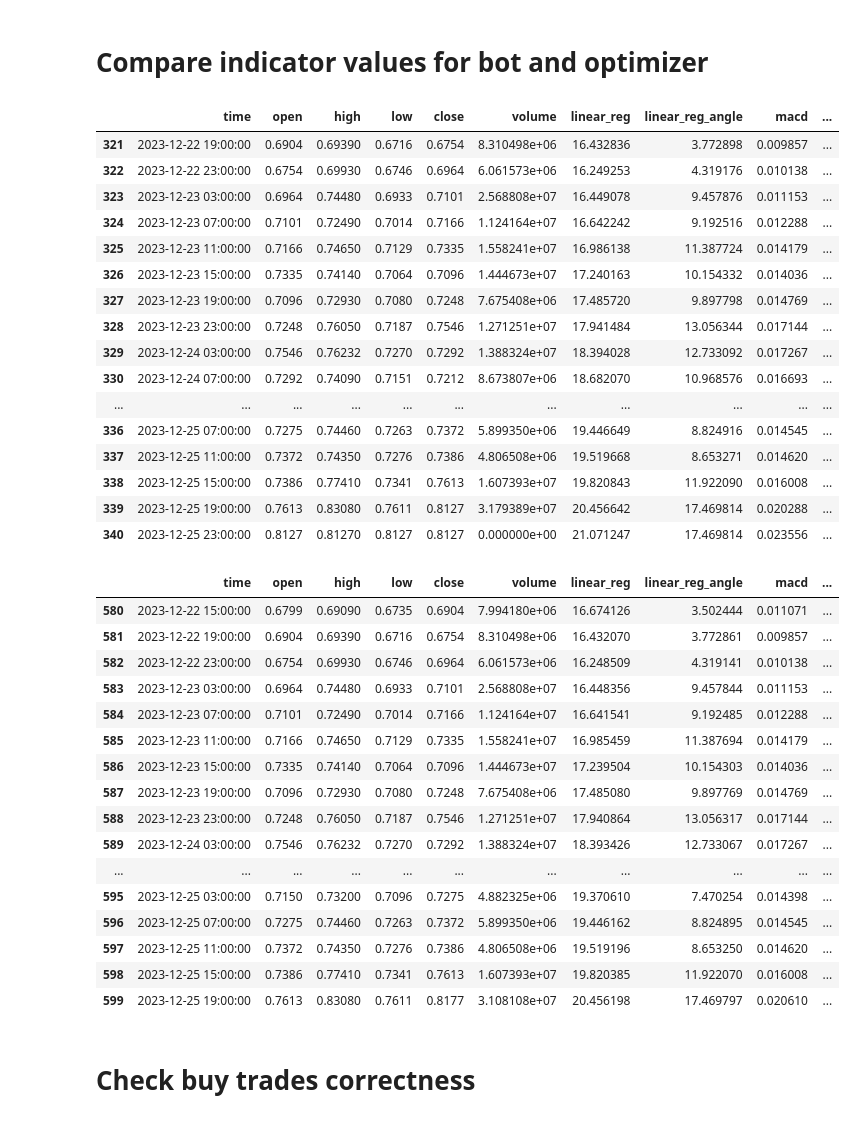
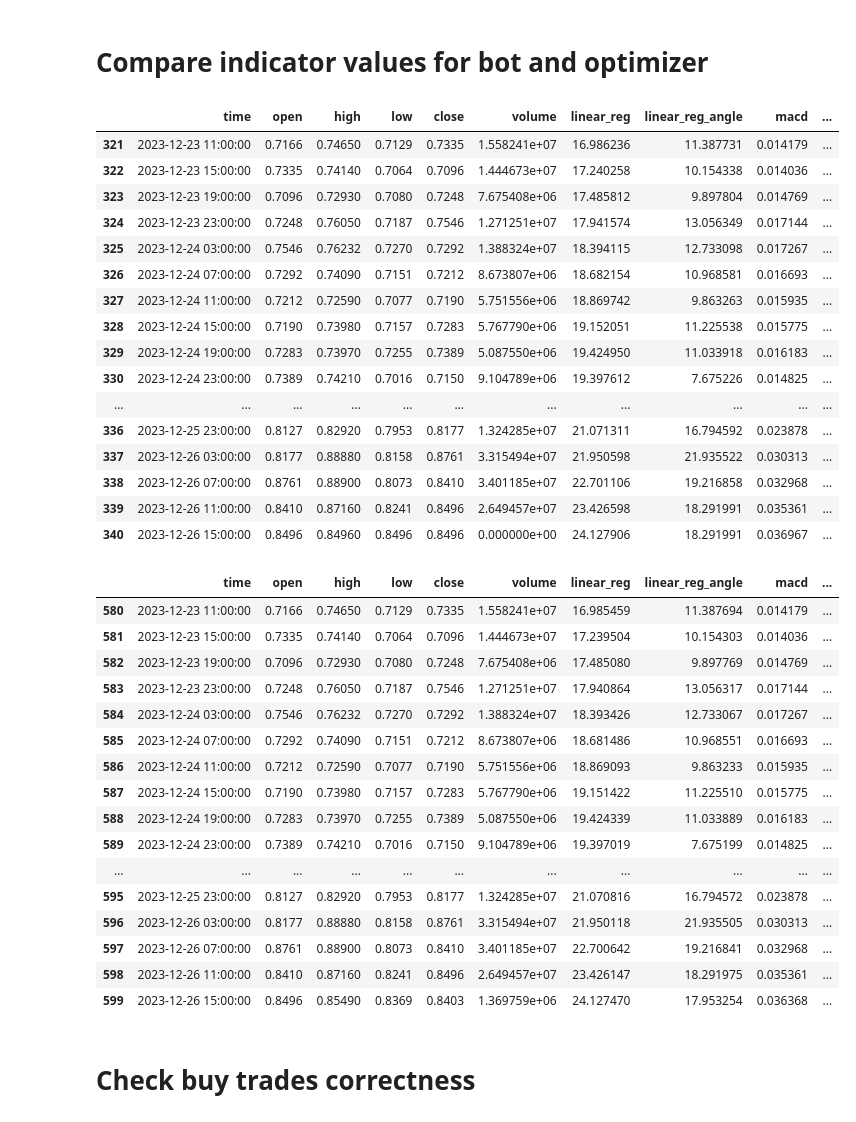
Before and after one commit to beatwad/sigbot, a Jupyter notebook: sigbot/ml/train_model.ipynb, the cells around one changed output. Cells and saved outputs as stored; diff of their text form; code cells hidden in the pictures.

```diff
--- a/sigbot/ml/train_model.ipynb
+++ b/sigbot/ml/train_model.ipynb
@@ -388,65 +382,65 @@ dtype: int64
 ttype = 'buy'
 ticker = 'SUIUSDT'
 
-x = pd.read_csv(f'../bot/ticker_dataframes/{ticker}_4h_12_25_23.csv').drop(columns=['Unnamed: 0'])
+x = pd.read_csv(f'../bot/ticker_dataframes/{ticker}_4h_12_26_15.csv').drop(columns=['Unnamed: 0'])
 y = pd.read_pickle(f'../optimizer/ticker_dataframes/{ticker}_4h.pkl')
 
 x = x.loc[~x['linear_reg'].isna()].reset_index(drop=True)
 y = y[['time', 'open', 'high', 'low', 'close', 'volume']][-600:].reset_index(drop=True)
 # for c in ['open', 'high', 'low', 'close', 'volume']:
 #     if y.shape[0] >= 50:
 #         if c == 'volume':
 #             y.iloc[-1, y.columns.get_loc(c)] = 0
 #         else:
 #             y.iloc[-1, y.columns.get_loc(c)] = y.iloc[-2, y.columns.get_loc('close')]
 # add trend
 trend = indicators.Trend(ttype, configs)
 y = trend.get_indicator(y, '', '', 0)
 # add MACD
 macd = indicators.MACD(ttype, configs)
 y = macd.get_indicator(y, '', '', 0)
 
 cols = ['time', 'open', 'high', 'low', 'close', 'volume', 'linear_reg', 'linear_reg_angle', 'macd', 'macdsignal', 'macdhist']
 x = x[cols]
 display(x.tail(20))
 
 y = y[cols]
 y.tail(20)
 # %% [output]
 |  | time | open | high | low | close | volume | linear_reg | linear_reg_angle | macd | ... |
-| 321 | 2023-12-22 19:00:00 | 0.6904 | 0.69390 | 0.6716 | 0.6754 | 8.310498e+06 | 16.432836 | 3.772898 | 0.009857 | ... |
-| 322 | 2023-12-22 23:00:00 | 0.6754 | 0.69930 | 0.6746 | 0.6964 | 6.061573e+06 | 16.249253 | 4.319176 | 0.010138 | ... |
-| 323 | 2023-12-23 03:00:00 | 0.6964 | 0.74480 | 0.6933 | 0.7101 | 2.568808e+07 | 16.449078 | 9.457876 | 0.011153 | ... |
-| 324 | 2023-12-23 07:00:00 | 0.7101 | 0.72490 | 0.7014 | 0.7166 | 1.124164e+07 | 16.642242 | 9.192516 | 0.012288 | ... |
-| 325 | 2023-12-23 11:00:00 | 0.7166 | 0.74650 | 0.7129 | 0.7335 | 1.558241e+07 | 16.986138 | 11.387724 | 0.014179 | ... |
-| 326 | 2023-12-23 15:00:00 | 0.7335 | 0.74140 | 0.7064 | 0.7096 | 1.444673e+07 | 17.240163 | 10.154332 | 0.014036 | ... |
-| 327 | 2023-12-23 19:00:00 | 0.7096 | 0.72930 | 0.7080 | 0.7248 | 7.675408e+06 | 17.485720 | 9.897798 | 0.014769 | ... |
-| 328 | 2023-12-23 23:00:00 | 0.7248 | 0.76050 | 0.7187 | 0.7546 | 1.271251e+07 | 17.941484 | 13.056344 | 0.017144 | ... |
-| 329 | 2023-12-24 03:00:00 | 0.7546 | 0.76232 | 0.7270 | 0.7292 | 1.388324e+07 | 18.394028 | 12.733092 | 0.017267 | ... |
-| 330 | 2023-12-24 07:00:00 | 0.7292 | 0.74090 | 0.7151 | 0.7212 | 8.673807e+06 | 18.682070 | 10.968576 | 0.016693 | ... |
+| 321 | 2023-12-23 11:00:00 | 0.7166 | 0.74650 | 0.7129 | 0.7335 | 1.558241e+07 | 16.986236 | 11.387731 | 0.014179 | ... |
+| 322 | 2023-12-23 15:00:00 | 0.7335 | 0.74140 | 0.7064 | 0.7096 | 1.444673e+07 | 17.240258 | 10.154338 | 0.014036 | ... |
+| 323 | 2023-12-23 19:00:00 | 0.7096 | 0.72930 | 0.7080 | 0.7248 | 7.675408e+06 | 17.485812 | 9.897804 | 0.014769 | ... |
+| 324 | 2023-12-23 23:00:00 | 0.7248 | 0.76050 | 0.7187 | 0.7546 | 1.271251e+07 | 17.941574 | 13.056349 | 0.017144 | ... |
+| 325 | 2023-12-24 03:00:00 | 0.7546 | 0.76232 | 0.7270 | 0.7292 | 1.388324e+07 | 18.394115 | 12.733098 | 0.017267 | ... |
+| 326 | 2023-12-24 07:00:00 | 0.7292 | 0.74090 | 0.7151 | 0.7212 | 8.673807e+06 | 18.682154 | 10.968581 | 0.016693 | ... |
+| 327 | 2023-12-24 11:00:00 | 0.7212 | 0.72590 | 0.7077 | 0.7190 | 5.751556e+06 | 18.869742 | 9.863263 | 0.015935 | ... |
+| 328 | 2023-12-24 15:00:00 | 0.7190 | 0.73980 | 0.7157 | 0.7283 | 5.767790e+06 | 19.152051 | 11.225538 | 0.015775 | ... |
+| 329 | 2023-12-24 19:00:00 | 0.7283 | 0.73970 | 0.7255 | 0.7389 | 5.087550e+06 | 19.424950 | 11.033918 | 0.016183 | ... |
+| 330 | 2023-12-24 23:00:00 | 0.7389 | 0.74210 | 0.7016 | 0.7150 | 9.104789e+06 | 19.397612 | 7.675226 | 0.014825 | ... |
 | ... | ... | ... | ... | ... | ... | ... | ... | ... | ... | ... |
-| 336 | 2023-12-25 07:00:00 | 0.7275 | 0.74460 | 0.7263 | 0.7372 | 5.899350e+06 | 19.446649 | 8.824916 | 0.014545 | ... |
-| 337 | 2023-12-25 11:00:00 | 0.7372 | 0.74350 | 0.7276 | 0.7386 | 4.806508e+06 | 19.519668 | 8.653271 | 0.014620 | ... |
-| 338 | 2023-12-25 15:00:00 | 0.7386 | 0.77410 | 0.7341 | 0.7613 | 1.607393e+07 | 19.820843 | 11.922090 | 0.016008 | ... |
-| 339 | 2023-12-25 19:00:00 | 0.7613 | 0.83080 | 0.7611 | 0.8127 | 3.179389e+07 | 20.456642 | 17.469814 | 0.020288 | ... |
-| 340 | 2023-12-25 23:00:00 | 0.8127 | 0.81270 | 0.8127 | 0.8127 | 0.000000e+00 | 21.071247 | 17.469814 | 0.023556 | ... |
+| 336 | 2023-12-25 23:00:00 | 0.8127 | 0.82920 | 0.7953 | 0.8177 | 1.324285e+07 | 21.071311 | 16.794592 | 0.023878 | ... |
+| 337 | 2023-12-26 03:00:00 | 0.8177 | 0.88880 | 0.8158 | 0.8761 | 3.315494e+07 | 21.950598 | 21.935522 | 0.030313 | ... |
+| 338 | 2023-12-26 07:00:00 | 0.8761 | 0.88900 | 0.8073 | 0.8410 | 3.401185e+07 | 22.701106 | 19.216858 | 0.032968 | ... |
+| 339 | 2023-12-26 11:00:00 | 0.8410 | 0.87160 | 0.8241 | 0.8496 | 2.649457e+07 | 23.426598 | 18.291991 | 0.035361 | ... |
+| 340 | 2023-12-26 15:00:00 | 0.8496 | 0.84960 | 0.8496 | 0.8496 | 0.000000e+00 | 24.127906 | 18.291991 | 0.036967 | ... |
 |  | time | open | high | low | close | volume | linear_reg | linear_reg_angle | macd | ... |
-| 580 | 2023-12-22 15:00:00 | 0.6799 | 0.69090 | 0.6735 | 0.6904 | 7.994180e+06 | 16.674126 | 3.502444 | 0.011071 | ... |
-| 581 | 2023-12-22 19:00:00 | 0.6904 | 0.69390 | 0.6716 | 0.6754 | 8.310498e+06 | 16.432070 | 3.772861 | 0.009857 | ... |
-| 582 | 2023-12-22 23:00:00 | 0.6754 | 0.69930 | 0.6746 | 0.6964 | 6.061573e+06 | 16.248509 | 4.319141 | 0.010138 | ... |
-| 583 | 2023-12-23 03:00:00 | 0.6964 | 0.74480 | 0.6933 | 0.7101 | 2.568808e+07 | 16.448356 | 9.457844 | 0.011153 | ... |
-| 584 | 2023-12-23 07:00:00 | 0.7101 | 0.72490 | 0.7014 | 0.7166 | 1.124164e+07 | 16.641541 | 9.192485 | 0.012288 | ... |
-| 585 | 2023-12-23 11:00:00 | 0.7166 | 0.74650 | 0.7129 | 0.7335 | 1.558241e+07 | 16.985459 | 11.387694 | 0.014179 | ... |
-| 586 | 2023-12-23 15:00:00 | 0.7335 | 0.74140 | 0.7064 | 0.7096 | 1.444673e+07 | 17.239504 | 10.154303 | 0.014036 | ... |
-| 587 | 2023-12-23 19:00:00 | 0.7096 | 0.72930 | 0.7080 | 0.7248 | 7.675408e+06 | 17.485080 | 9.897769 | 0.014769 | ... |
-| 588 | 2023-12-23 23:00:00 | 0.7248 | 0.76050 | 0.7187 | 0.7546 | 1.271251e+07 | 17.940864 | 13.056317 | 0.017144 | ... |
-| 589 | 2023-12-24 03:00:00 | 0.7546 | 0.76232 | 0.7270 | 0.7292 | 1.388324e+07 | 18.393426 | 12.733067 | 0.017267 | ... |
+| 580 | 2023-12-23 11:00:00 | 0.7166 | 0.74650 | 0.7129 | 0.7335 | 1.558241e+07 | 16.985459 | 11.387694 | 0.014179 | ... |
+| 581 | 2023-12-23 15:00:00 | 0.7335 | 0.74140 | 0.7064 | 0.7096 | 1.444673e+07 | 17.239504 | 10.154303 | 0.014036 | ... |
+| 582 | 2023-12-23 19:00:00 | 0.7096 | 0.72930 | 0.7080 | 0.7248 | 7.675408e+06 | 17.485080 | 9.897769 | 0.014769 | ... |
+| 583 | 2023-12-23 23:00:00 | 0.7248 | 0.76050 | 0.7187 | 0.7546 | 1.271251e+07 | 17.940864 | 13.056317 | 0.017144 | ... |
+| 584 | 2023-12-24 03:00:00 | 0.7546 | 0.76232 | 0.7270 | 0.7292 | 1.388324e+07 | 18.393426 | 12.733067 | 0.017267 | ... |
+| 585 | 2023-12-24 07:00:00 | 0.7292 | 0.74090 | 0.7151 | 0.7212 | 8.673807e+06 | 18.681486 | 10.968551 | 0.016693 | ... |
+| 586 | 2023-12-24 11:00:00 | 0.7212 | 0.72590 | 0.7077 | 0.7190 | 5.751556e+06 | 18.869093 | 9.863233 | 0.015935 | ... |
+| 587 | 2023-12-24 15:00:00 | 0.7190 | 0.73980 | 0.7157 | 0.7283 | 5.767790e+06 | 19.151422 | 11.225510 | 0.015775 | ... |
+| 588 | 2023-12-24 19:00:00 | 0.7283 | 0.73970 | 0.7255 | 0.7389 | 5.087550e+06 | 19.424339 | 11.033889 | 0.016183 | ... |
+| 589 | 2023-12-24 23:00:00 | 0.7389 | 0.74210 | 0.7016 | 0.7150 | 9.104789e+06 | 19.397019 | 7.675199 | 0.014825 | ... |
 | ... | ... | ... | ... | ... | ... | ... | ... | ... | ... | ... |
-| 595 | 2023-12-25 03:00:00 | 0.7150 | 0.73200 | 0.7096 | 0.7275 | 4.882325e+06 | 19.370610 | 7.470254 | 0.014398 | ... |
-| 596 | 2023-12-25 07:00:00 | 0.7275 | 0.74460 | 0.7263 | 0.7372 | 5.899350e+06 | 19.446162 | 8.824895 | 0.014545 | ... |
-| 597 | 2023-12-25 11:00:00 | 0.7372 | 0.74350 | 0.7276 | 0.7386 | 4.806508e+06 | 19.519196 | 8.653250 | 0.014620 | ... |
-| 598 | 2023-12-25 15:00:00 | 0.7386 | 0.77410 | 0.7341 | 0.7613 | 1.607393e+07 | 19.820385 | 11.922070 | 0.016008 | ... |
-| 599 | 2023-12-25 19:00:00 | 0.7613 | 0.83080 | 0.7611 | 0.8177 | 3.108108e+07 | 20.456198 | 17.469797 | 0.020610 | ... |
+| 595 | 2023-12-25 23:00:00 | 0.8127 | 0.82920 | 0.7953 | 0.8177 | 1.324285e+07 | 21.070816 | 16.794572 | 0.023878 | ... |
+| 596 | 2023-12-26 03:00:00 | 0.8177 | 0.88880 | 0.8158 | 0.8761 | 3.315494e+07 | 21.950118 | 21.935505 | 0.030313 | ... |
+| 597 | 2023-12-26 07:00:00 | 0.8761 | 0.88900 | 0.8073 | 0.8410 | 3.401185e+07 | 22.700642 | 19.216841 | 0.032968 | ... |
+| 598 | 2023-12-26 11:00:00 | 0.8410 | 0.87160 | 0.8241 | 0.8496 | 2.649457e+07 | 23.426147 | 18.291975 | 0.035361 | ... |
+| 599 | 2023-12-26 15:00:00 | 0.8496 | 0.85490 | 0.8369 | 0.8403 | 1.369759e+06 | 24.127470 | 17.953254 | 0.036368 | ... |
 # %% [markdown]
 # Check buy trades correctness
 # %%
```
Also changed, not shown: parts of 10 cells of this notebook, 4 other files.
